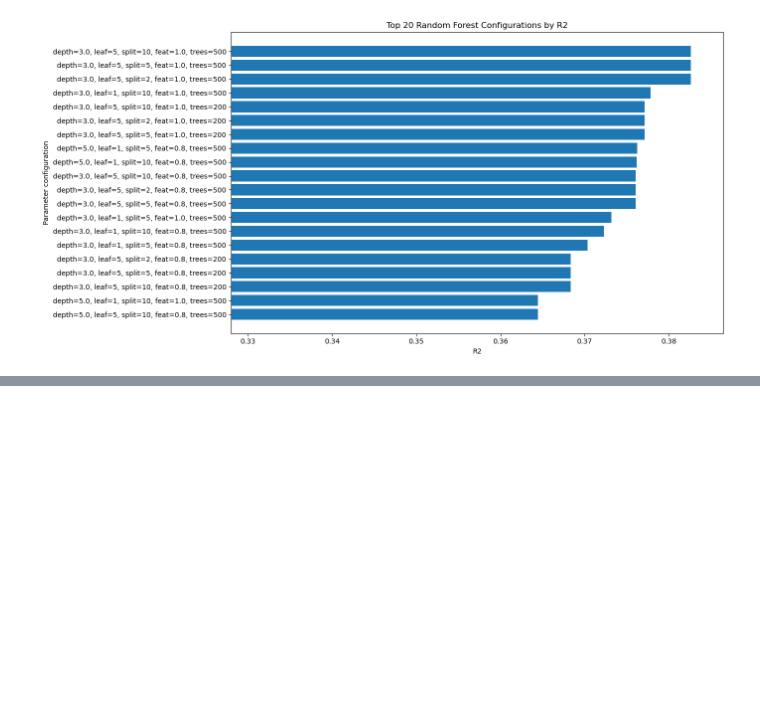
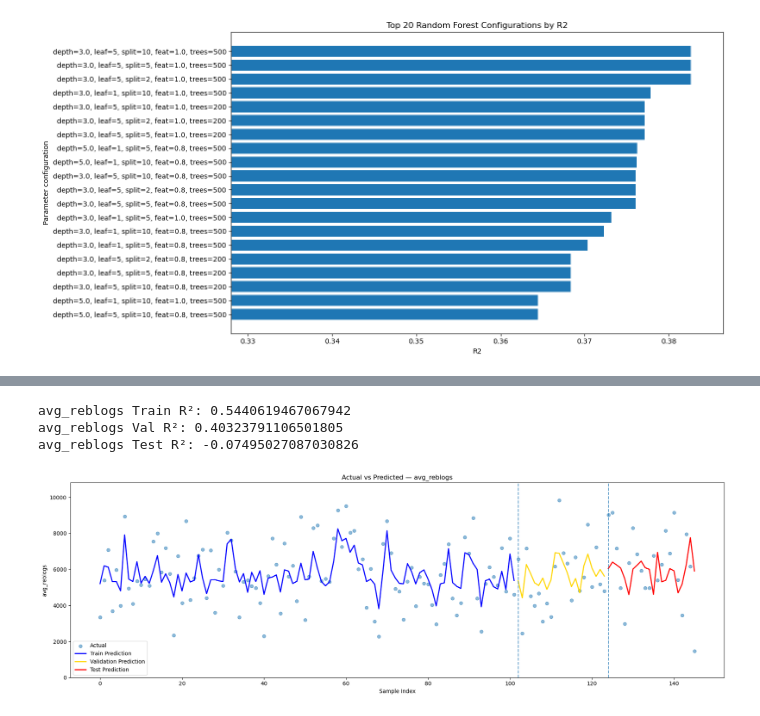
Before and after one commit to Husted42/advanced_business_analytics, a Jupyter notebook: submission/appendix_D_modelling/Analysis ML - Trump upvotes (best).ipynb, the cells around one changed output, grey strips where cells are left out. Cells and saved outputs as stored; diff of their text form; code cells hidden in the pictures; blank space fills up the shorter version.

```diff
--- a/submission/appendix_D_modelling/Analysis ML - Trump upvotes (best).ipynb
+++ b/submission/appendix_D_modelling/Analysis ML - Trump upvotes (best).ipynb
@@ -830,0 +1144,13 @@ print(html[:1000])
+# %%
+plot_actual_vs_predicted(
+    best_model,
+    X_train, Y_train,
+    X_val, Y_val,
+    X_test, Y_test,
+    target_name="avg_reblogs"
+)
+# %% [output]
+avg_reblogs Train R²: 0.5440619467067942
+avg_reblogs Val R²: 0.40323791106501805
+avg_reblogs Test R²: -0.07495027087030826
+[figure, added]
```
Also changed, not shown: parts of 20 cells of this notebook, 2 other files.
